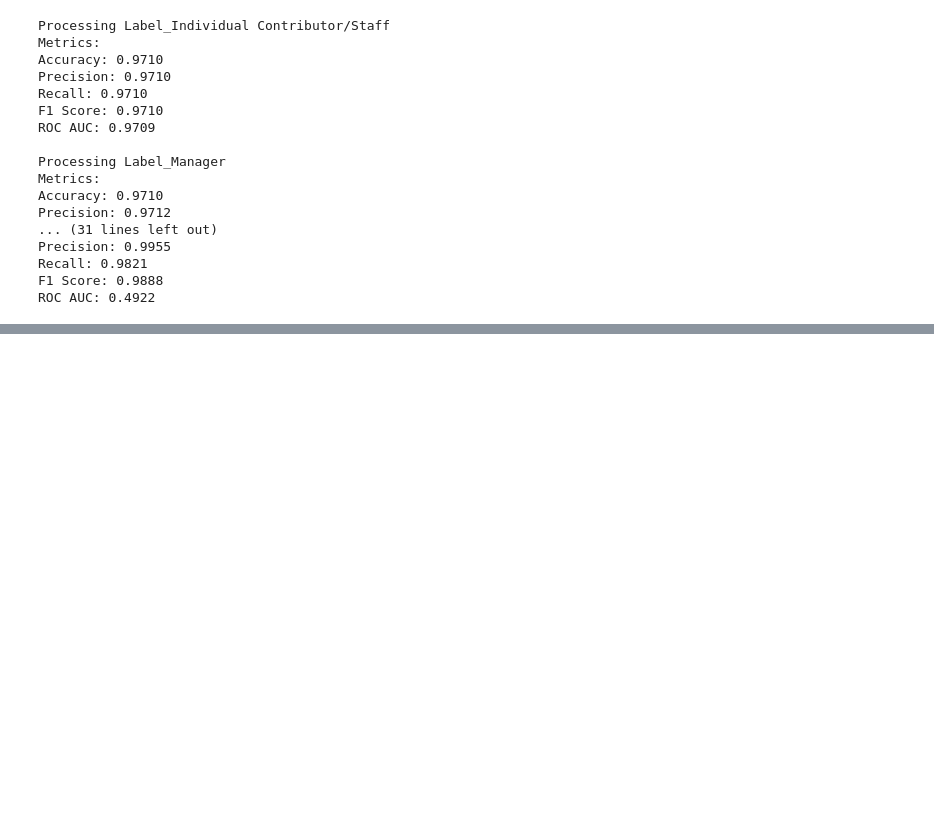
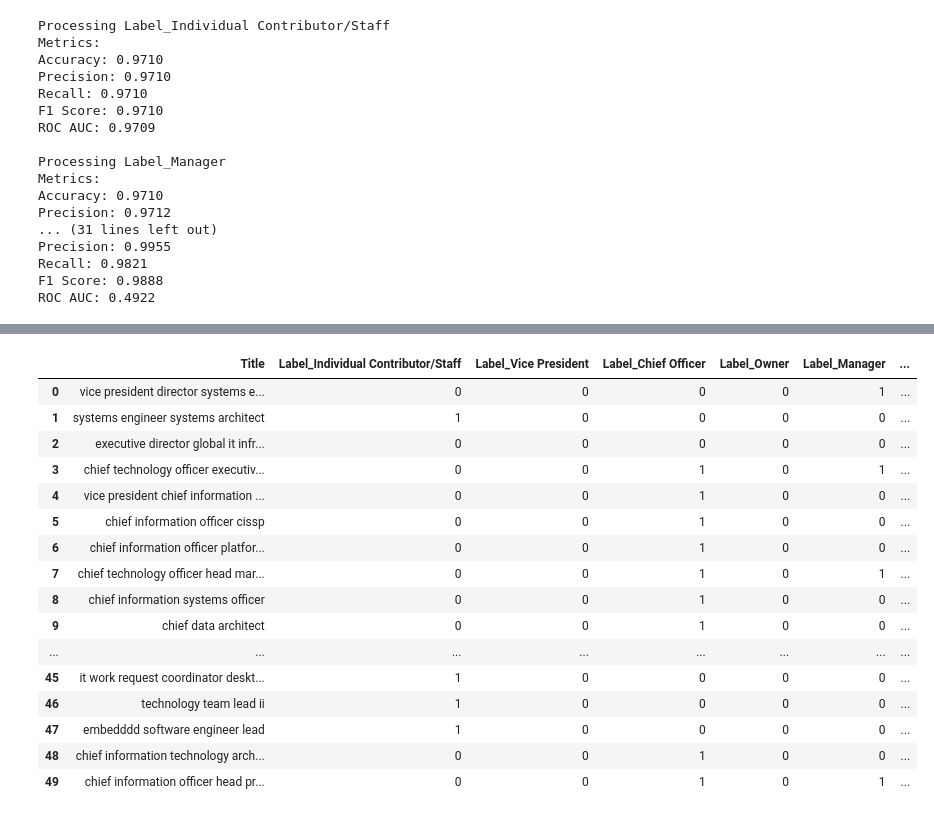
Before and after one commit to mykola-mmm/fictional-dollop, a Jupyter notebook: EDA.ipynb, the cells around one changed output, grey strips where cells are left out. Drawn from its saved outputs; the diff is of its cells as text; code cells hidden in the pictures; blank space fills up the shorter version.

```diff
--- a/EDA.ipynb
+++ b/EDA.ipynb
@@ -978,10 +765,0 @@ early_stopping = EarlyStopping(
-# %%
-history = model.fit(
-    train_dataset,
-    validation_data=val_dataset,
-    epochs=EPOCHS,
-    callbacks=[
-        early_stopping,
-        checkpoint_callback
-    ]
-)
@@ -1010,24 +765,0 @@ print(f"Validation F1 Score: {results[5]:.4f}")
-# %%
-def predict(texts):
-    encodings = tokenize_text(texts)
-    predictions = model.predict(dict(encodings))
-    return predictions
-
-def predict_with_labels(texts):
-    encodings = tokenize_text(texts)
-    predictions = model.predict(dict(encodings))
-
-    # Define the labels
-    labels = ['Vice President', 'Owner', 'Manager', 'Individual Contributor/Staff', 'Chief Officer', 'Director']
-
-    results = []
-    for text, pred in zip(texts, predictions):
-        text_labels = [label for label, p in zip(labels, pred) if p > 0.5]
-        results.append((text, text_labels))
-
-    return results
-
-# Example usage
-sample_texts = ["Software Engineer", "Marketing Director", "CEO"]
-predictions = predict(sample_texts)
-print(predictions)
@@ -1033,0 +814,3 @@ print(predictions)
+# %%
+df = df.drop(['embedding'],axis=1)
+display(df.head())
@@ -1033,0 +824,24 @@ print(predictions)
+# %%
+column_order = df.columns.tolist()
+
+df_predictions = predict_all_labels(df['Title'])
+df_predictions = df_predictions[column_order]
+display(df_predictions.head(50))
+# %% [output]
+|  | Title | Label_Individual Contributor/Staff | Label_Vice President | Label_Chief Officer | Label_Owner | Label_Manager | ... |
+| 0 | vice president director systems e... | 0 | 0 | 0 | 0 | 1 | ... |
+| 1 | systems engineer systems architect | 1 | 0 | 0 | 0 | 0 | ... |
+| 2 | executive director global it infr... | 0 | 0 | 0 | 0 | 0 | ... |
+| 3 | chief technology officer executiv... | 0 | 0 | 1 | 0 | 1 | ... |
+| 4 | vice president chief information ... | 0 | 0 | 1 | 0 | 0 | ... |
+| 5 | chief information officer cissp | 0 | 0 | 1 | 0 | 0 | ... |
+| 6 | chief information officer platfor... | 0 | 0 | 1 | 0 | 0 | ... |
+| 7 | chief technology officer head mar... | 0 | 0 | 1 | 0 | 1 | ... |
+| 8 | chief information systems officer | 0 | 0 | 1 | 0 | 0 | ... |
+| 9 | chief data architect | 0 | 0 | 1 | 0 | 0 | ... |
+| ... | ... | ... | ... | ... | ... | ... | ... |
+| 45 | it work request coordinator deskt... | 1 | 0 | 0 | 0 | 0 | ... |
+| 46 | technology team lead ii | 1 | 0 | 0 | 0 | 0 | ... |
+| 47 | embedddd software engineer lead | 1 | 0 | 0 | 0 | 0 | ... |
+| 48 | chief information technology arch... | 0 | 0 | 1 | 0 | 0 | ... |
+| 49 | chief information officer head pr... | 0 | 0 | 1 | 0 | 1 | ... |
```
Also changed, not shown: parts of 29 cells of this notebook.
